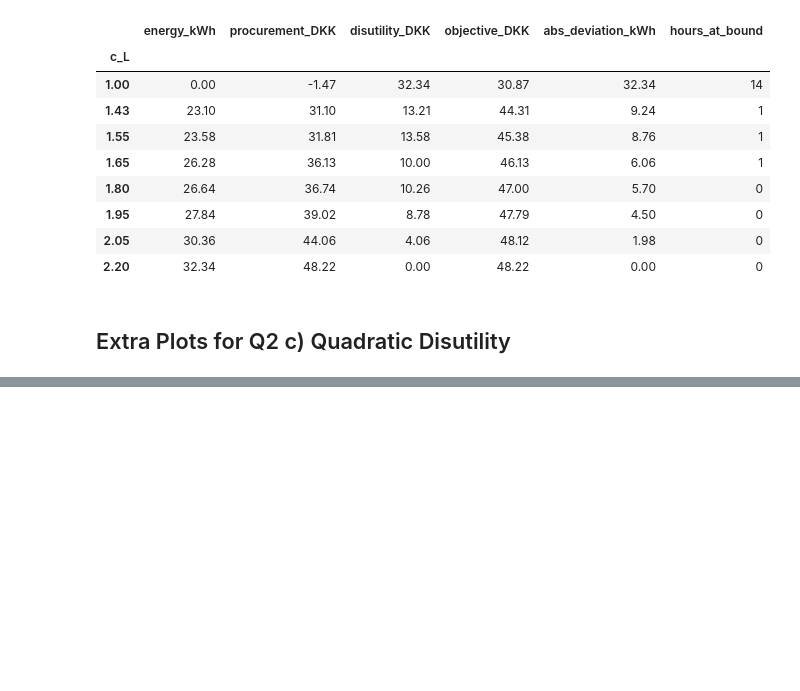
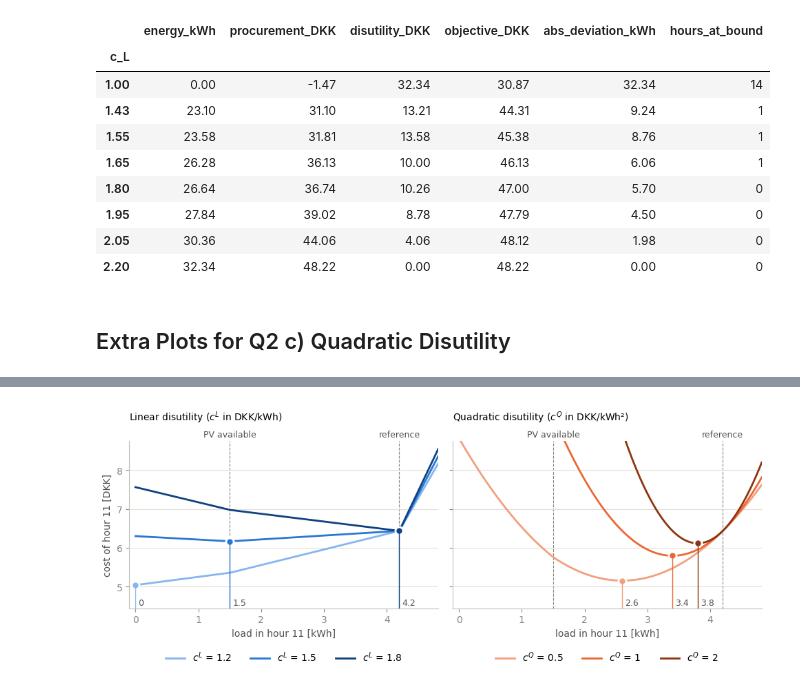
Before and after one commit to frlentz/assigment1_group1, a Jupyter notebook: src/explore.ipynb, the cells around one changed output, grey strips where cells are left out. Cells and saved outputs as stored; diff of their text form; code cells hidden in the pictures; blank space fills up the shorter version.

```diff
--- a/src/explore.ipynb
+++ b/src/explore.ipynb
@@ -264,0 +571,36 @@ table.round(2)
+# %%
+hour = 11
+ref_h, pv_h = reference[hour], data_lin.pv_available[hour]
+p_imp_h = data_lin.energy_price[hour] + data_lin.import_tariff
+a_h = float(np.median([data_lin.energy_price[hour] - data_lin.export_tariff, data_lin.pv_marginal_cost, p_imp_h]))
+load = np.round(np.arange(0, 1.15 * ref_h, 0.01), 2)
+energy = a_h * np.minimum(load, pv_h) + p_imp_h * np.maximum(load - pv_h, 0)
+curves = [
+    ("Linear disutility ($c^L$ in DKK/kWh)", "$c^L$", BLUE_RAMP,
+     {c: energy + c * np.abs(load - ref_h) for c in [1.2, 1.5, 1.8]}),
+    ("Quadratic disutility ($c^Q$ in DKK/kWh²)", "$c^Q$", ORANGE_RAMP,
+     {c: energy + c * (load - ref_h) ** 2 for c in [0.5, 1.0, 2.0]}),
+]
+low = min(cost.min() for *_, family in curves for cost in family.values())
+high = max(cost.max() for cost in curves[0][3].values())
+
+fig, axes = plt.subplots(1, 2, figsize=(10, 4.2), sharey=True)
+for ax, (title, symbol, ramp, family) in zip(axes, curves):
+    for x, label in ((pv_h, "PV available"), (ref_h, "reference")):
+        ax.axvline(x, color=GREY, lw=0.8, ls="--", zorder=0)
+        ax.text(x, high + 0.25, label, ha="center", va="bottom", color="#52514e", fontsize=9)
+    for (c, cost), color in zip(family.items(), ramp):
+        best = load[cost.argmin()]
+        ax.plot(load, cost, color=color, label=f"{symbol} = {c:g}")
+        ax.plot(best, cost.min(), "o", color=color, ms=8, mec="white", mew=2)
+        ax.vlines(best, low - 0.6, cost.min(), color=color, lw=1)
+        ax.annotate(f"{best:g}", (best, low - 0.6), xytext=(3, 3), textcoords="offset points",
+                    color="#52514e", fontsize=9)
+    ax.set_title(title, loc="left", fontsize=10, pad=22)
+    ax.set(xlabel=f"load in hour {hour} [kWh]", xlim=(-0.1, load[-1]), ylim=(low - 0.6, high + 0.2))
+    ax.legend(loc="upper center", bbox_to_anchor=(0.5, -0.2), ncol=3)
+axes[0].set_ylabel(f"cost of hour {hour} [DKK]")
+fig.tight_layout()
+#fig.savefig(OUT_D / "q2d_hourly_objective.png", dpi=150)
+# %% [output]
+[figure, added]
```
Also changed, not shown: parts of 10 cells of this notebook, 2 other files.
